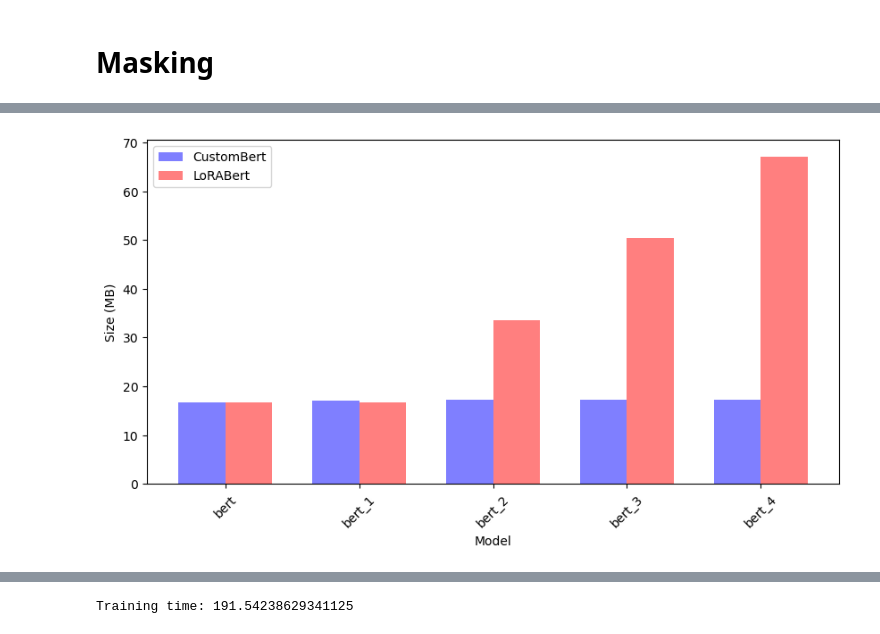
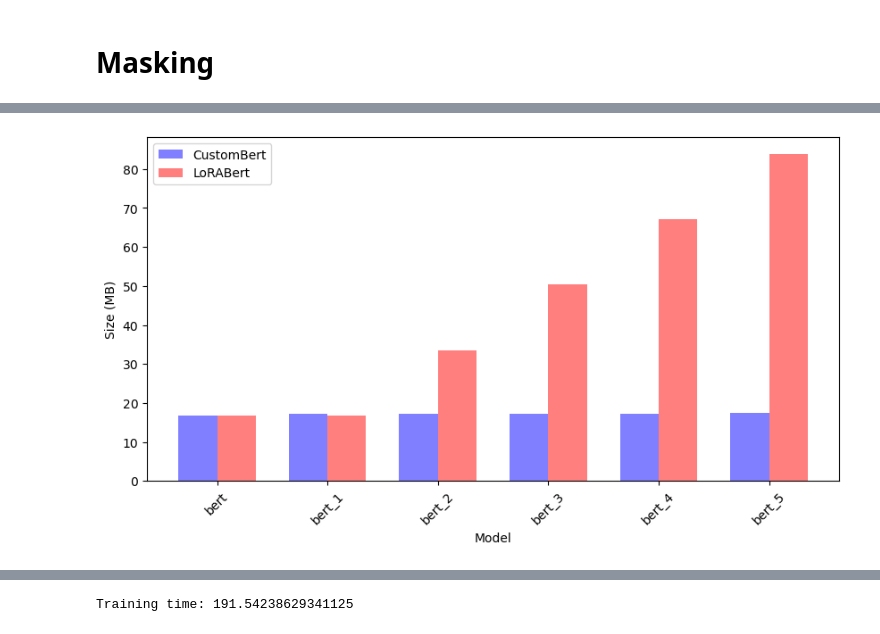
Before and after one commit to CaptainShepard01/S-LoRA, a Jupyter notebook: finetuning/train.ipynb, the cells around one changed output, grey strips where cells are left out. Drawn from its saved outputs; the diff is of its cells as text; code cells hidden in the pictures.

```diff
--- a/finetuning/train.ipynb
+++ b/finetuning/train.ipynb
@@ -67,3 +44,19 @@ def get_size_of_model(model):
         buffer_size += buffer.nelement() * buffer.element_size()
 
     return (param_size + buffer_size) / 1024**2
+
+def get_sizes(max_adapters=5):
+    sizes = []
+    sizes_full = []
+
+    sizes.append({"model": "bert", "size": get_size_of_model(bert)})
+    sizes_full.append({"model": "bert", "size": get_size_of_model(bert)})
+
+    for i in range(1, max_adapters + 1):
+        model_custom = CustomBert(copy.deepcopy(bert), num_adapters=i)
+        models_LoRA = [LoRABert(copy.deepcopy(bert)) for _ in range(i)]
+
+        sizes.append({"model": f"bert_{i}", "size": get_size_of_model(model_custom)})
+        sizes_full.append({"model": f"bert_{i}", "size": sum([get_size_of_model(model) for model in models_LoRA])})
+
+    return pd.DataFrame(sizes), pd.DataFrame(sizes_full)
@@ -95,27 +63,23 @@ model = CustomBert(copy.deepcopy(bert), num_adapters=3)
 # %%
-import pandas as pd
-import matplotlib.pyplot as plt
-
-df_1 = pd.DataFrame(sizes)
-df_2 = pd.DataFrame(sizes_full)
+df_custom, df_LoRA = get_sizes(5)
 
 fig, ax = plt.subplots(figsize=(10, 5))
 
-index = np.arange(len(df_1))
+index = np.arange(len(df_custom))
 bar_width = 0.35
 
 opacity = 0.5
 
-ax.bar(index, df_1["size"], bar_width, alpha=opacity, color='b', label='CustomBert')
-ax.bar(index + bar_width, df_2["size"], bar_width, alpha=opacity, color='r', label='LoRABert')
+ax.bar(index, df_custom["size"], bar_width, alpha=opacity, color='b', label='CustomBert')
+ax.bar(index + bar_width, df_LoRA["size"], bar_width, alpha=opacity, color='r', label='LoRABert')
 
 ax.legend()
 ax.set_ylabel("Size (MB)")
 ax.set_xlabel("Model")
 ax.set_xticks(index + bar_width / 2)
-ax.set_xticklabels(df_1["model"], rotation=45)
+ax.set_xticklabels(df_custom["model"], rotation=45)
 plt.show()
 # %% [output]
-[figure, old version]
+[figure, new version]
 # %%
 # Define LoRA parameters
```
Also changed, not shown: parts of 26 cells of this notebook, 1 other file.
